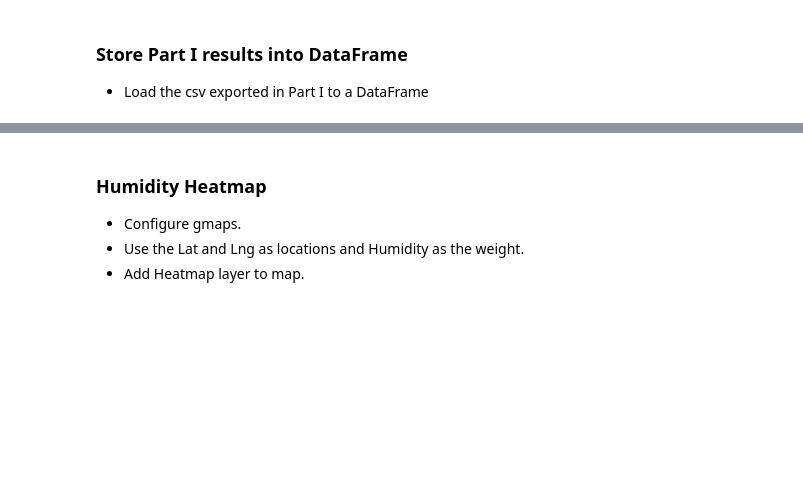
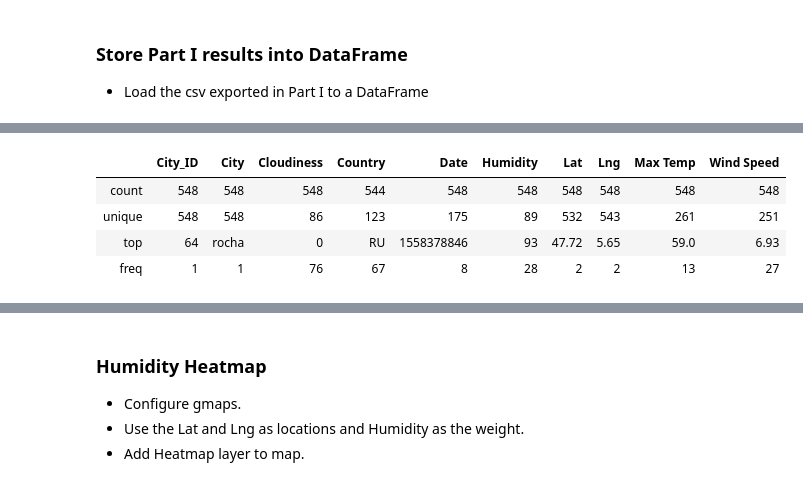
Before and after one commit to iunupe/python-api-challenge, a Jupyter notebook: VacationPy/VacationPy.ipynb, the cells around one changed output, grey strips where cells are left out. Saved outputs shown, nothing was run; the diff lists cells and outputs as text; code cells hidden in the pictures; blank space fills up the shorter version.

```diff
--- a/VacationPy/VacationPy.ipynb
+++ b/VacationPy/VacationPy.ipynb
@@ -40,0 +43,8 @@ imported_df
+# %%
+imported_df.describe()
+# %% [output]
+|  | City_ID | City | Cloudiness | Country | Date | Humidity | Lat | Lng | Max Temp | Wind Speed |
+| count | 548 | 548 | 548 | 544 | 548 | 548 | 548 | 548 | 548 | 548 |
+| unique | 548 | 548 | 86 | 123 | 175 | 89 | 532 | 543 | 261 | 251 |
+| top | 64 | rocha | 0 | RU | 1558378846 | 93 | 47.72 | 5.65 | 59.0 | 6.93 |
+| freq | 1 | 1 | 76 | 67 | 8 | 28 | 2 | 2 | 13 | 27 |
```
Also changed, not shown: parts of 17 cells of this notebook, 3 other files.
